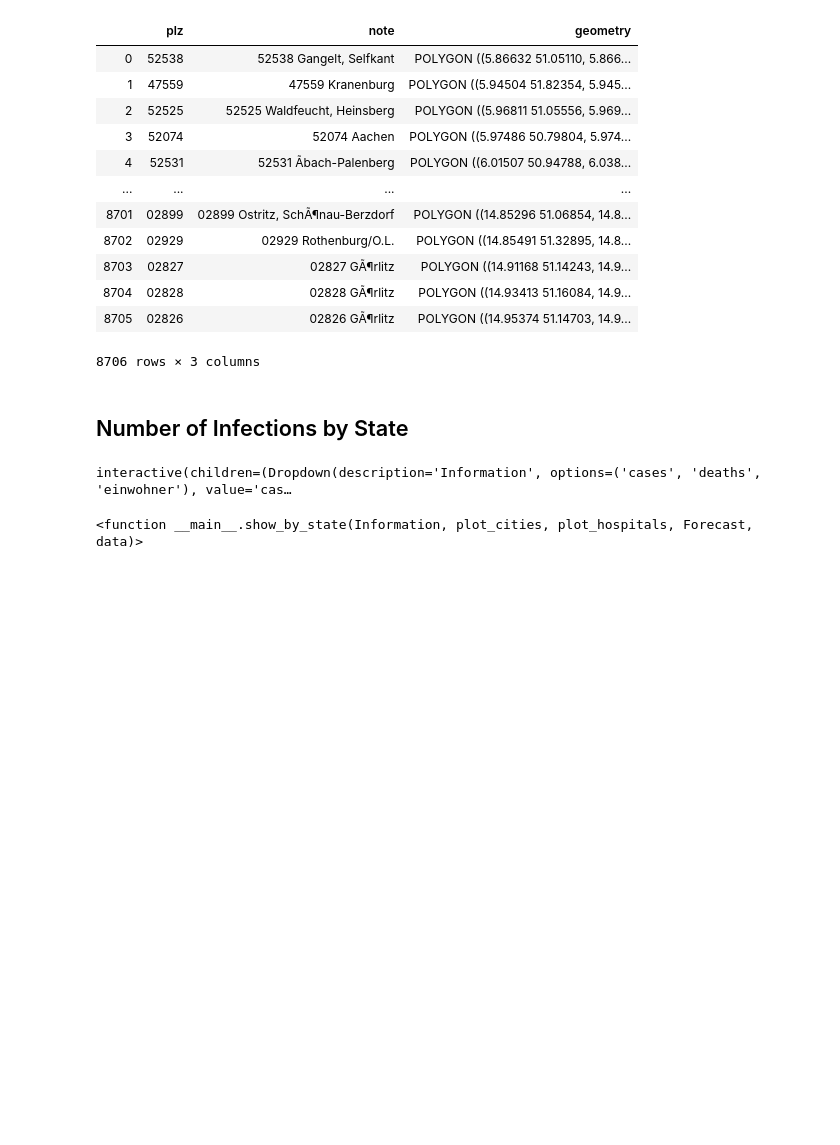
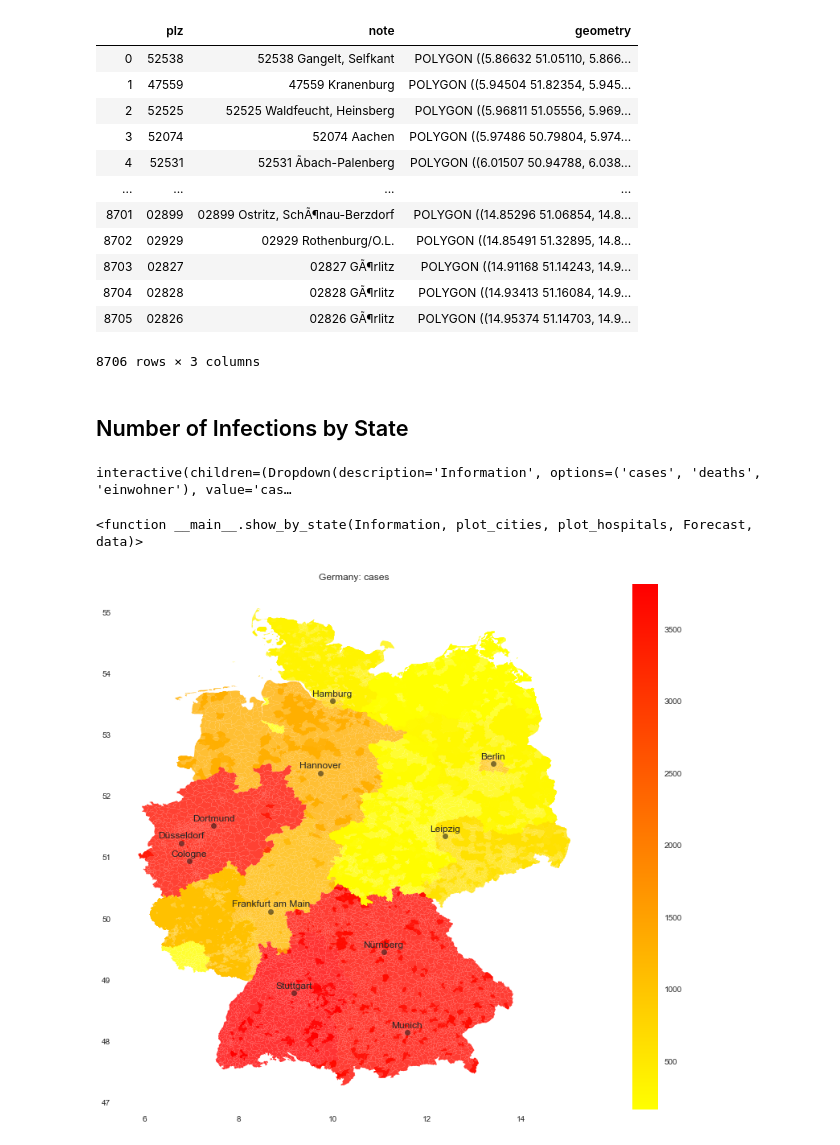
Before and after one commit to ChristophEbbers/betten-balance, a Jupyter notebook: Prototyping.ipynb, the cells around one changed output. Saved outputs shown, nothing was run; the diff lists cells and outputs as text; code cells hidden in the pictures; blank space fills up the shorter version.

```diff
--- a/Prototyping.ipynb
+++ b/Prototyping.ipynb
@@ -491,3 +491,59 @@ interact(show_by_state, Information=['cases', 'deaths', 'einwohner'], plot_citie
 # %% [output]
 interactive(children=(Dropdown(description='Information', options=('cases', 'deaths', 'einwohner'), value='cas…
 <function __main__.show_by_state(Information, plot_cities, plot_hospitals, Forecast, data)>
+# %%
+Information = 'cases'
+plot_cities = True
+plot_hospitals = False
+
+fig, ax = plt.subplots(figsize=(18,12))
+germany_df.plot(ax=ax,
+          column=Information,
+          categorical=False,
+          legend=True,
+          cmap='autumn_r',
+          alpha=0.8)
+
+if plot_cities:
+    for c in largest_cities.keys():
+        ax.text(
+            x=largest_cities[c][0],
+            y=largest_cities[c][1] + 0.08,
+            s=c,
+            fontsize=12,
+            ha='center',
+        )
+        ax.plot(
+            largest_cities[c][0],
+            largest_cities[c][1],
+            marker='o',
+            c='black',
+            alpha=0.5
+        )
+
+if plot_hospitals:
+    for c in hosp_loc.keys():
+
+#             ax.text(
+#                 x=hosp_loc[c][0],
+#                 y=hosp_loc[c][1] + 0.08,
+#                 s=c[-3:],
+#                 fontsize=12,
+#                 ha='center',
+#             )
+
+        ax.plot(
+            hosp_loc[c][0],
+            hosp_loc[c][1],
+            marker='o',
+            c='black',
+            alpha=0.5
+        )
+
+ax.set(
+    title='Germany: '+Information,
+    aspect=1.3,
+    facecolor='white'
+);
+# %% [output]
+[figure, added]
```
